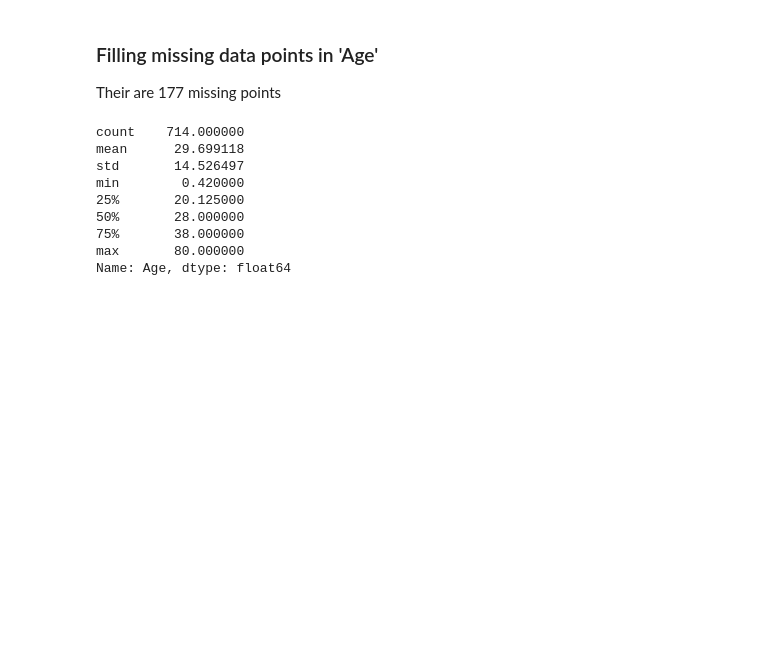
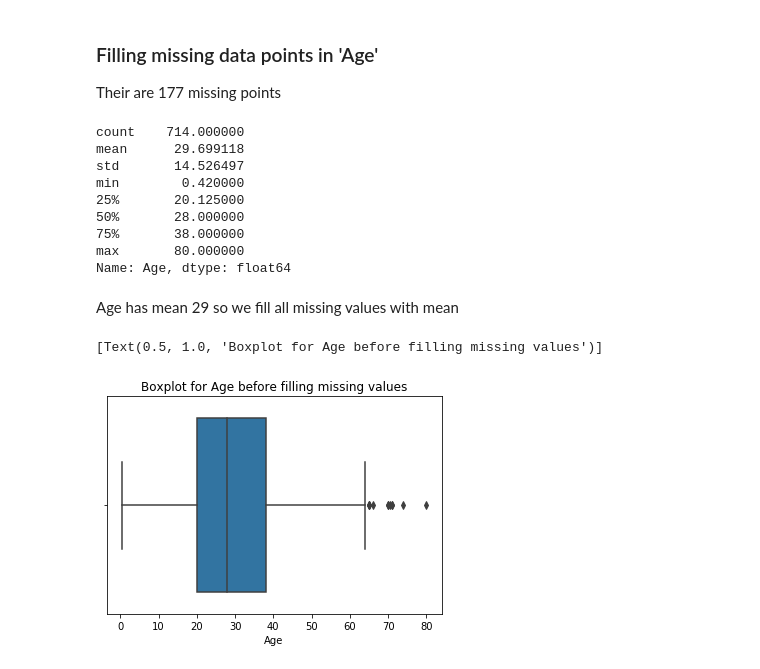
Before and after one commit to akshit4/Titanic, a Jupyter notebook: Titanic Data Set.ipynb, the cells around one changed output. Cells and saved outputs as stored; diff of their text form; code cells hidden in the pictures; blank space fills up the shorter version.

```diff
--- a/Titanic Data Set.ipynb
+++ b/Titanic Data Set.ipynb
@@ -125,3 +125,10 @@ min        0.420000
 75%       38.000000
 max       80.000000
 Name: Age, dtype: float64
+# %% [markdown]
+Age has mean 29 so we fill all missing values with mean
+# %%
+sns.boxplot(data['Age']).set(title = 'Boxplot for Age before filling missing values')
+# %% [output]
+[Text(0.5, 1.0, 'Boxplot for Age before filling missing values')]
+[figure, added]
```
Also changed, not shown: parts of 15 cells of this notebook.
